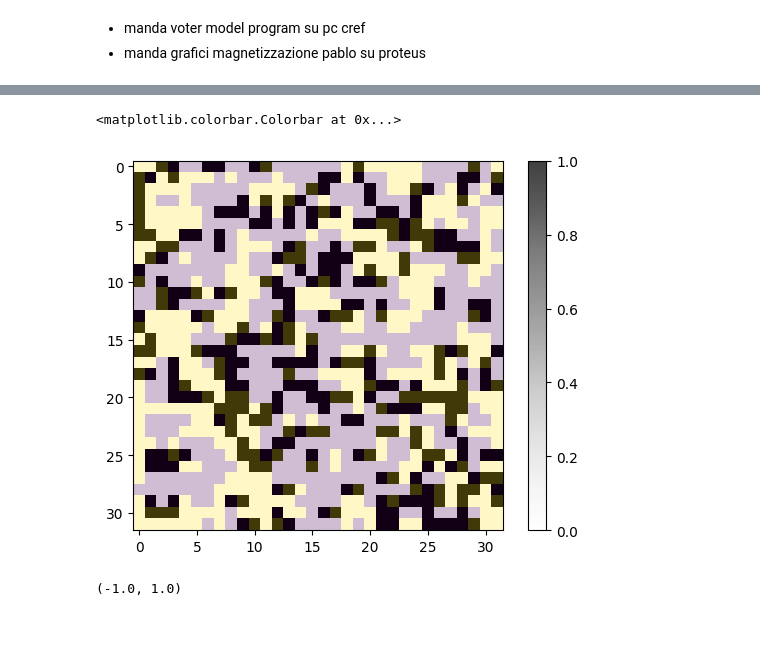
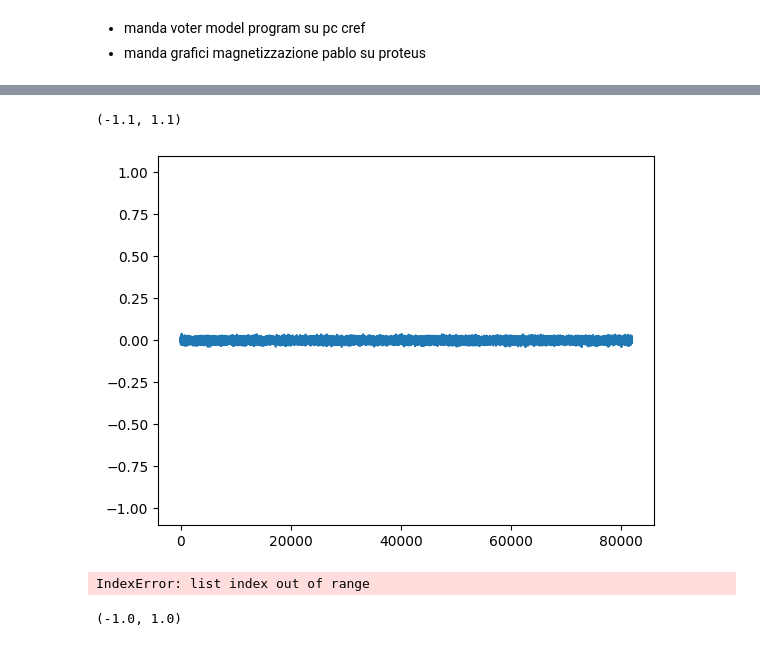
Before and after one commit to giulioiannelli/lrgsglib-public, a Jupyter notebook: nb/lattc2dsq_VoterModel.ipynb, the cells around one changed output, grey strips where cells are left out. Saved outputs shown, nothing was run; the diff lists cells and outputs as text; code cells hidden in the pictures.

```diff
--- a/nb/lattc2dsq_VoterModel.ipynb
+++ b/nb/lattc2dsq_VoterModel.ipynb
@@ -12,10 +12,3 @@ cwd: /home/opisthofulax/PhD/projects/complex-networks/LRG-Signed
 # %% [markdown]
 - manda voter model program su pc cref
 - manda grafici magnetizzazione pablo su proteus
-# %%
-sqlatt = Lattice2D(side1=32, geometry="squared", pflip=0.1)
-sqlatt.flip_random_fract_edges()
-#
-if not sqlatt.import_on:
-    sqlatt.export_graph(MODE="pickle")
-    sqlatt.export_adj_bin()
@@ -26,2 +14,0 @@ vm = VoterModel(sqlatt, savedyn=True, simpref=10, runlang="C")
-# %%
-vm.run()
@@ -32,4 +14,0 @@ vm.run()
-# %%
-datfile = f"{sqlatt.voterpath}out_{sqlatt.stdFname}_\"\".bin"
-data = np.fromfile(datfile, dtype=np.int8)
-data = data.reshape(sqlatt.N*vm.eqSTEP_def, sqlatt.N)
@@ -51,0 +15,23 @@ array([[ 1, -1, -1, ...,  1,  1,  1],
+# %%
+plist = np.linspace(0, 1, num=20)
+statarr = []
+
+for p in plist:
+
+    sqlatt = Lattice2D(side1=128, geometry="squared", pflip=p)
+    sqlatt.flip_random_fract_edges()
+    #
+    if not sqlatt.import_on:
+        sqlatt.export_graph(MODE="pickle")
+        sqlatt.export_adj_bin()
+    vm = VoterModel(sqlatt, savedyn=True, simpref=10, runlang="C")
+    print(' '.join(vm.cprogram))
+    vm.run(
+        eqSTEP = 20
+    )
+    datfile = f"{sqlatt.voterpath}out_{sqlatt.stdFname}_\'\'.bin"
+    data = np.fromfile(datfile, dtype=float)
+    plt.plot(data)
+    statarr.append([p, data.mean(), data.var()])
+
+plt.ylim(-1.1, 1.1)
@@ -52,3 +59,10 @@ array([[ 1, -1, -1, ...,  1,  1,  1],
+# %%
+plt.plot(data)
+plt.ylim(-1.1, 1.1)
+# plt.xlim(0, 100000)
+# %% [output]
+(-1.1, 1.1)
+[figure, added]
 # %%
 ls_n = list(sqlatt.H.nodes())
 ls_e = lambda i: list(sqlatt.H.edges(i, data="weight"))
@@ -63,8 +77,7 @@ plt.imshow(vm.s_t[-1].reshape(sqlatt.side1, sqlatt.side1))
 plt.imshow(a, alpha=0.75, cmap='Greys')
 plt.colorbar()
 # %% [output]
-<matplotlib.colorbar.Colorbar at 0x...>
+IndexError: list index out of range
-[figure, removed]
 # %%
 plt.plot([a.sum()/sqlatt.side1**2 for a in vm.s_t])
 plt.ylim(-1, 1)
```
Also changed, not shown: parts of 8 cells of this notebook.
